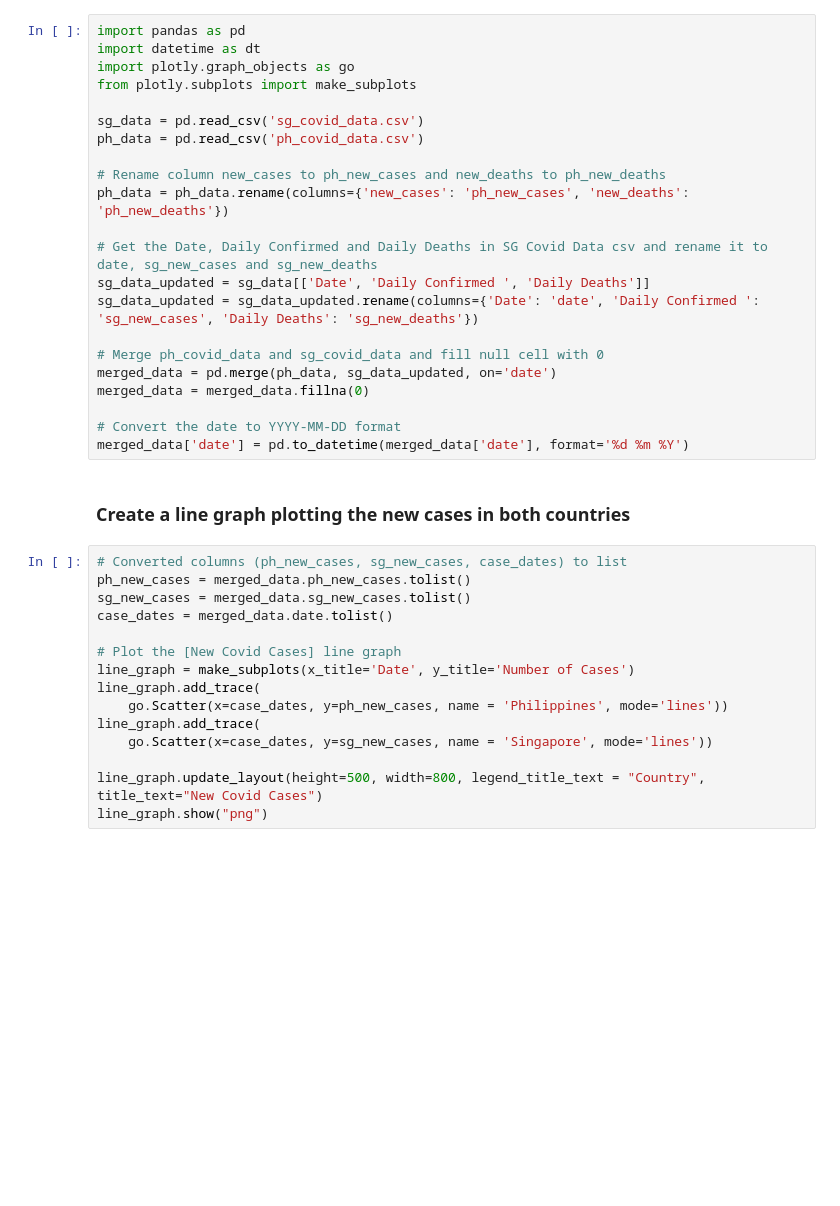
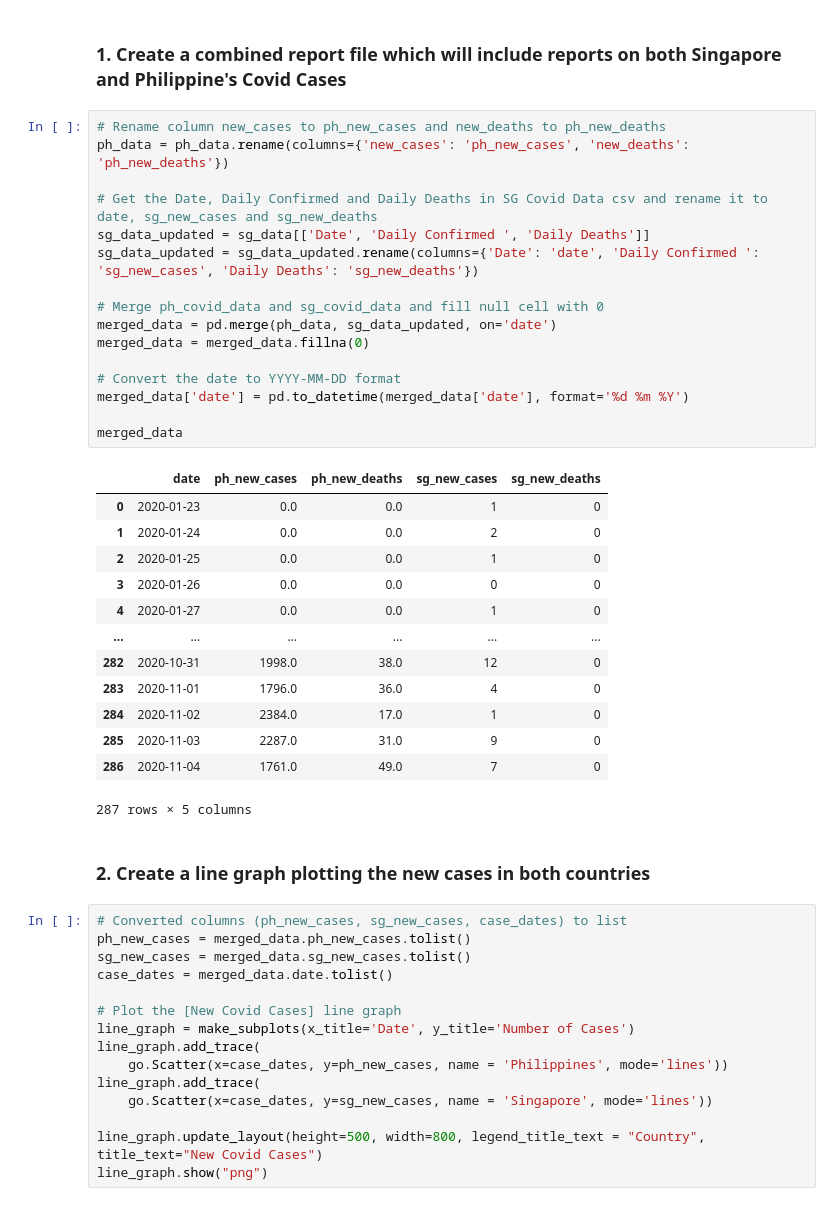
Before and after one commit to heizes/rand-notes, a Jupyter notebook: ml/mid_eval/midterms_eval.ipynb, the cells around one changed output. Drawn from its saved outputs; the diff is of its cells as text; blank space fills up the shorter version.

```diff
--- a/ml/mid_eval/midterms_eval.ipynb
+++ b/ml/mid_eval/midterms_eval.ipynb
@@ -1,27 +9,37 @@
+# %% [markdown]
+### 1. Create a combined report file which will include reports on both Singapore and Philippine's Covid Cases
 # %%
-import pandas as pd
-import datetime as dt
-import plotly.graph_objects as go
-from plotly.subplots import make_subplots
-
-sg_data = pd.read_csv('sg_covid_data.csv')
-ph_data = pd.read_csv('ph_covid_data.csv')
-
 # Rename column new_cases to ph_new_cases and new_deaths to ph_new_deaths
 ph_data = ph_data.rename(columns={'new_cases': 'ph_new_cases', 'new_deaths': 'ph_new_deaths'})
 
 # Get the Date, Daily Confirmed and Daily Deaths in SG Covid Data csv and rename it to date, sg_new_cases and sg_new_deaths
 sg_data_updated = sg_data[['Date', 'Daily Confirmed ', 'Daily Deaths']]
 sg_data_updated = sg_data_updated.rename(columns={'Date': 'date', 'Daily Confirmed ': 'sg_new_cases', 'Daily Deaths': 'sg_new_deaths'})
 
 # Merge ph_covid_data and sg_covid_data and fill null cell with 0
 merged_data = pd.merge(ph_data, sg_data_updated, on='date')
 merged_data = merged_data.fillna(0)
 
 # Convert the date to YYYY-MM-DD format
 merged_data['date'] = pd.to_datetime(merged_data['date'], format='%d %m %Y')
+
+merged_data
+# %% [output]
+|  | date | ph_new_cases | ph_new_deaths | sg_new_cases | sg_new_deaths |
+| 0 | 2020-01-23 | 0.0 | 0.0 | 1 | 0 |
+| 1 | 2020-01-24 | 0.0 | 0.0 | 2 | 0 |
+| 2 | 2020-01-25 | 0.0 | 0.0 | 1 | 0 |
+| 3 | 2020-01-26 | 0.0 | 0.0 | 0 | 0 |
+| 4 | 2020-01-27 | 0.0 | 0.0 | 1 | 0 |
+| ... | ... | ... | ... | ... | ... |
+| 282 | 2020-10-31 | 1998.0 | 38.0 | 12 | 0 |
+| 283 | 2020-11-01 | 1796.0 | 36.0 | 4 | 0 |
+| 284 | 2020-11-02 | 2384.0 | 17.0 | 1 | 0 |
+| 285 | 2020-11-03 | 2287.0 | 31.0 | 9 | 0 |
+| 286 | 2020-11-04 | 1761.0 | 49.0 | 7 | 0 |
+287 rows × 5 columns
 # %% [markdown]
-### Create a line graph plotting the new cases in both countries
+### 2. Create a line graph plotting the new cases in both countries
 # %%
 # Converted columns (ph_new_cases, sg_new_cases, case_dates) to list
 ph_new_cases = merged_data.ph_new_cases.tolist()
```
Also changed, not shown: parts of 4 cells of this notebook.
